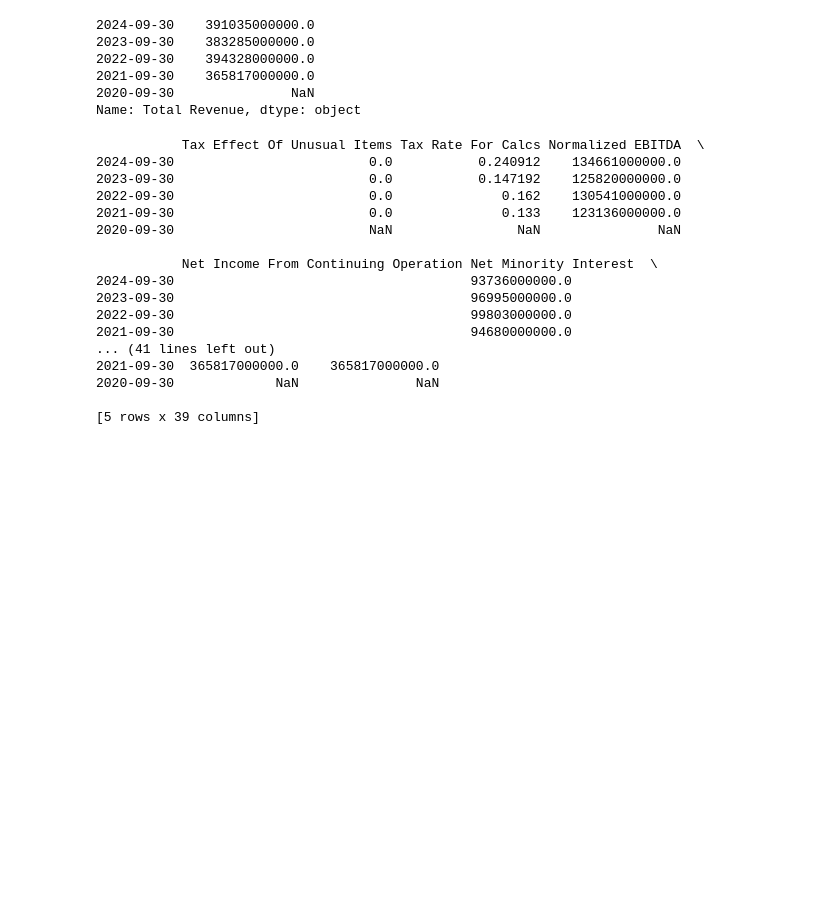
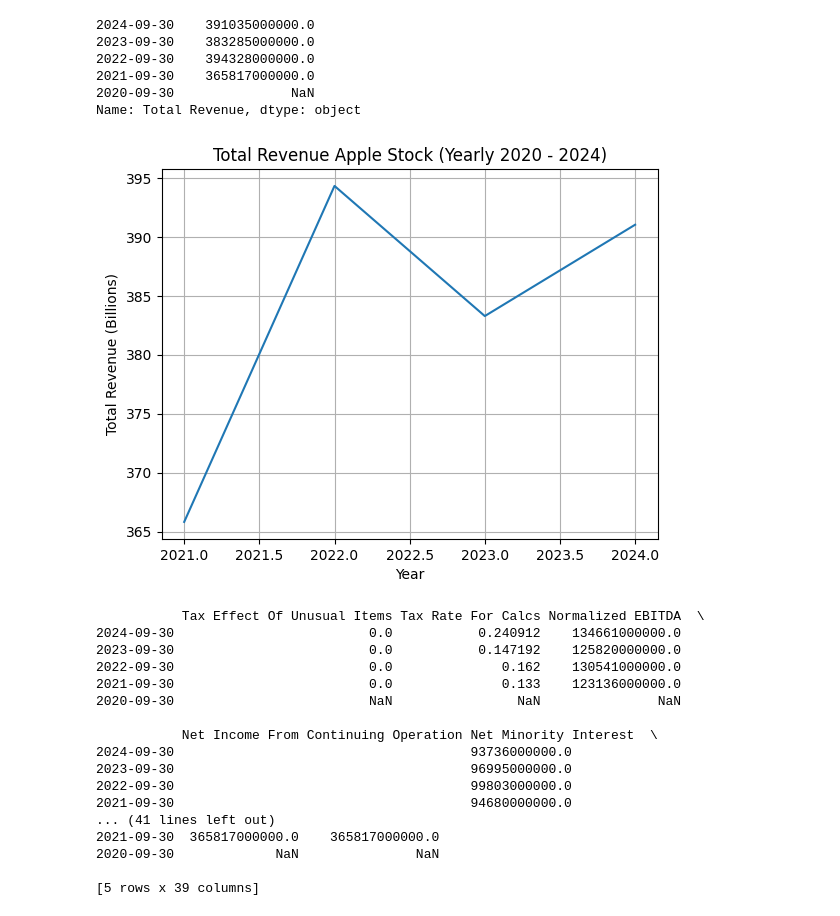
Before and after one commit to ggalarza1/stock_financials, a Jupyter notebook: Stk_financials.ipynb, the cells around one changed output. Drawn from its saved outputs; the diff is of its cells as text; code cells hidden in the pictures; blank space fills up the shorter version.

```diff
--- a/Stk_financials.ipynb
+++ b/Stk_financials.ipynb
@@ -225,6 +237,30 @@ print(total_revenue)
 2021-09-30    365817000000.0
 2020-09-30               NaN
 Name: Total Revenue, dtype: object
+# %%
+import matplotlib.pyplot as plt
+import pandas as pd
+
+data = total_revenue
+
+# Convert the index to DateTimeIndex if it's not already
+data.index = pd.to_datetime(data.index)
+
+# Extract the year from the index
+years = data.index.year
+
+# Convert total revenue in billions
+revenue_in_billions = data.values / 1e9  # Convert to billions
+
+# Plotting the data against the extracted years
+plt.plot(years, revenue_in_billions)
+plt.xlabel('Year')
+plt.ylabel('Total Revenue (Billions)')
+plt.title('Total Revenue Apple Stock (Yearly 2020 - 2024)')
+plt.grid(True)
+plt.show()
+# %% [output]
+[figure, added]
 # %%
 #Transposing the Income Statement
 import yfinance as yf
```
Also changed, not shown: parts of 2 cells of this notebook.
